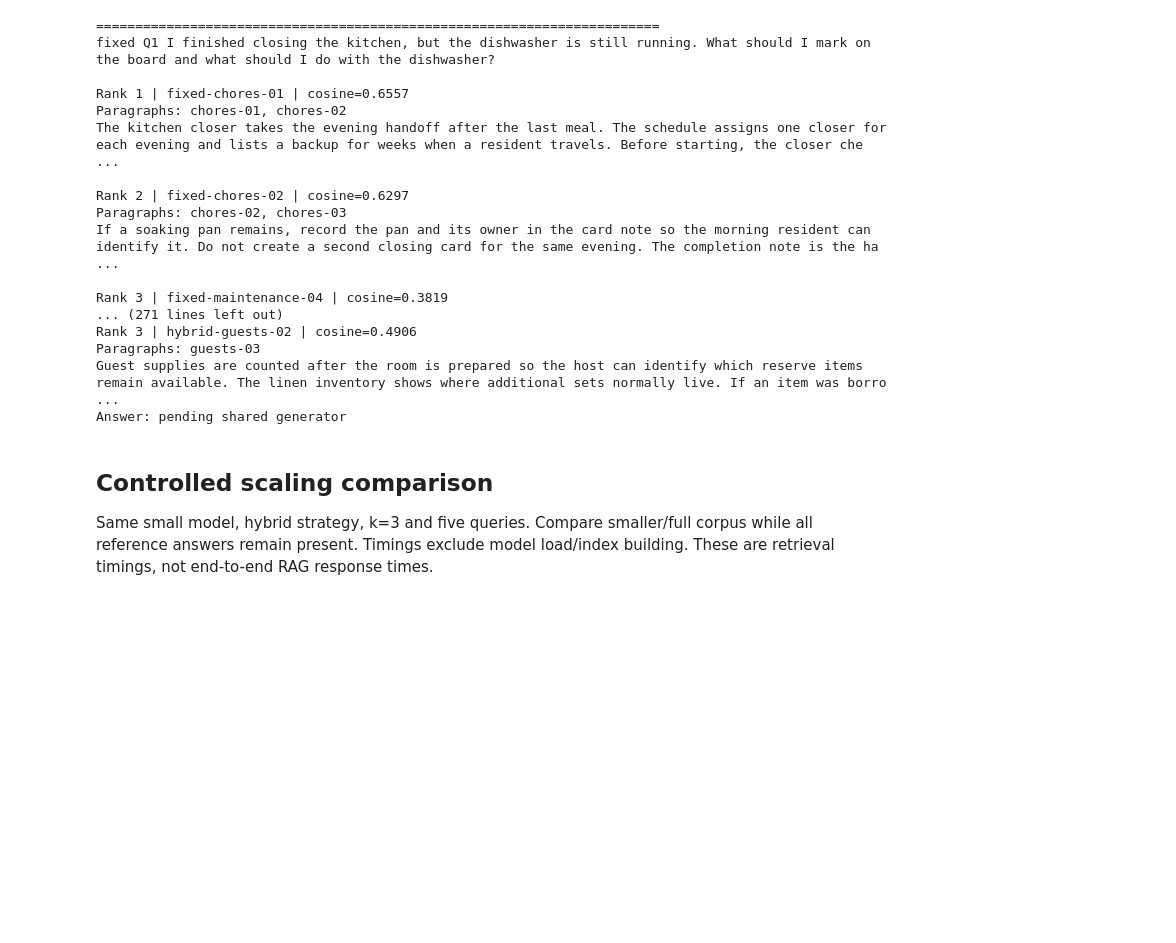
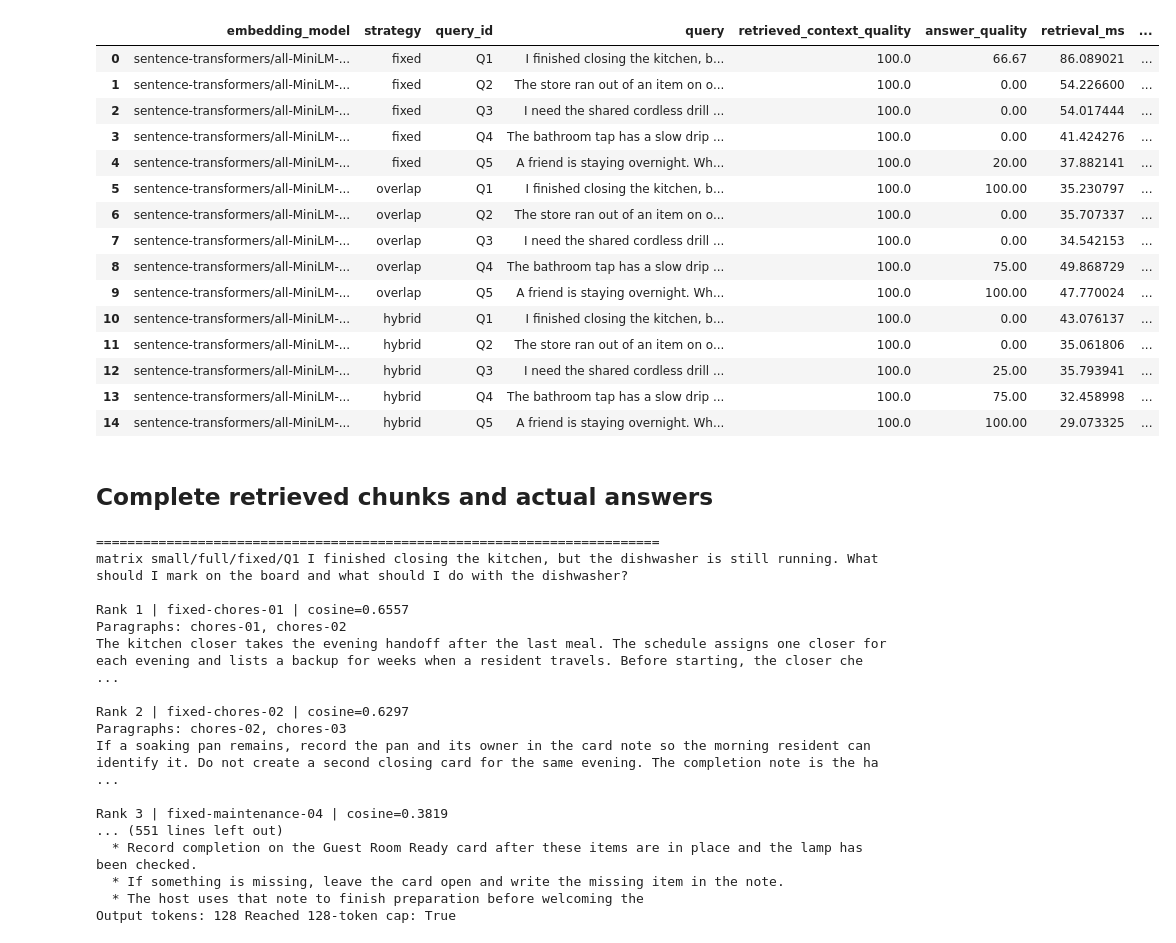
Before and after one commit to HestiaaAI/12_HestiaaAI, a Jupyter notebook: a8/person2_retrieval_scaling.ipynb, the cells around one changed output. Cells and saved outputs as stored; diff of their text form; code cells hidden in the pictures; blank space fills up the shorter version.

```diff
--- a/a8/person2_retrieval_scaling.ipynb
+++ b/a8/person2_retrieval_scaling.ipynb
@@ -99,17 +56,42 @@ display(matrix[columns])
+# %%
+matrix=frame[frame.experiment=='matrix']
+pd.set_option('display.max_colwidth',None)
+pd.set_option('display.max_columns',None)
+display(matrix[['embedding_model','strategy','query_id','query','retrieved_context_quality',
+    'answer_quality','retrieval_ms','generation_ms','end_to_end_ms','notes']])
+# %% [output]
+|  | embedding_model | strategy | query_id | query | retrieved_context_quality | answer_quality | retrieval_ms | ... |
+| 0 | sentence-transformers/all-MiniLM-... | fixed | Q1 | I finished closing the kitchen, b... | 100.0 | 66.67 | 86.089021 | ... |
+| 1 | sentence-transformers/all-MiniLM-... | fixed | Q2 | The store ran out of an item on o... | 100.0 | 0.00 | 54.226600 | ... |
+| 2 | sentence-transformers/all-MiniLM-... | fixed | Q3 | I need the shared cordless drill ... | 100.0 | 0.00 | 54.017444 | ... |
+| 3 | sentence-transformers/all-MiniLM-... | fixed | Q4 | The bathroom tap has a slow drip ... | 100.0 | 0.00 | 41.424276 | ... |
+| 4 | sentence-transformers/all-MiniLM-... | fixed | Q5 | A friend is staying overnight. Wh... | 100.0 | 20.00 | 37.882141 | ... |
+| 5 | sentence-transformers/all-MiniLM-... | overlap | Q1 | I finished closing the kitchen, b... | 100.0 | 100.00 | 35.230797 | ... |
+| 6 | sentence-transformers/all-MiniLM-... | overlap | Q2 | The store ran out of an item on o... | 100.0 | 0.00 | 35.707337 | ... |
+| 7 | sentence-transformers/all-MiniLM-... | overlap | Q3 | I need the shared cordless drill ... | 100.0 | 0.00 | 34.542153 | ... |
+| 8 | sentence-transformers/all-MiniLM-... | overlap | Q4 | The bathroom tap has a slow drip ... | 100.0 | 75.00 | 49.868729 | ... |
+| 9 | sentence-transformers/all-MiniLM-... | overlap | Q5 | A friend is staying overnight. Wh... | 100.0 | 100.00 | 47.770024 | ... |
+| 10 | sentence-transformers/all-MiniLM-... | hybrid | Q1 | I finished closing the kitchen, b... | 100.0 | 0.00 | 43.076137 | ... |
+| 11 | sentence-transformers/all-MiniLM-... | hybrid | Q2 | The store ran out of an item on o... | 100.0 | 0.00 | 35.061806 | ... |
+| 12 | sentence-transformers/all-MiniLM-... | hybrid | Q3 | I need the shared cordless drill ... | 100.0 | 25.00 | 35.793941 | ... |
+| 13 | sentence-transformers/all-MiniLM-... | hybrid | Q4 | The bathroom tap has a slow drip ... | 100.0 | 75.00 | 32.458998 | ... |
+| 14 | sentence-transformers/all-MiniLM-... | hybrid | Q5 | A friend is staying overnight. Wh... | 100.0 | 100.00 | 29.073325 | ... |
+# %% [markdown]
+## Complete retrieved chunks and actual answers
 # %%
-for row in rows:
-    if row['experiment'] != 'matrix':
-        continue
-    print('\n' + '='*72)
-    print(row['strategy'], row['query_id'], row['query'])
-    for hit in row['retrieved_chunks']:
-        print(f"\nRank {hit['rank']} | {hit['chunk_id']} | cosine={hit['score']:.4f}")
-        print('Paragraphs:', ', '.join(hit['paragraph_ids']))
-        print(hit['text'])
-    print('Answer: pending shared generator')
+for experiment in ('matrix','scaling'):
+    for row in read_rows(RUN_DIR/experiment/'rows.jsonl'):
+        print('\n'+'='*72)
+        print(experiment,row['row_id'],row['query'])
+        for hit in row['retrieved_chunks']:
+            print(f"\nRank {hit['rank']} | {hit['chunk_id']} | cosine={hit['score']:.4f}")
+            print('Paragraphs:',', '.join(hit['paragraph_ids']))
+            print(hit['text'])
+        print('\nActual generated answer:',row['answer'])
+        print('Output tokens:',row['output_tokens'],'Reached 128-token cap:',row['reached_token_cap'])
 # %% [output]
 ========================================================================
-fixed Q1 I finished closing the kitchen, but the dishwasher is still running. What should I mark on the board and what should I do with the dishwasher?
+matrix small/full/fixed/Q1 I finished closing the kitchen, but the dishwasher is still running. What should I mark on the board and what should I do with the dishwasher?
 
 Rank 1 | fixed-chores-01 | cosine=0.6557
 Paragraphs: chores-01, chores-02
@@ -120,12 +102,8 @@ Paragraphs: chores-02, chores-03
 If a soaking pan remains, record the pan and its owner in the card note so the morning resident can identify it. Do not create a second closing card for the same evening. The completion note is the ha ...
 
 Rank 3 | fixed-maintenance-04 | cosine=0.3819
-... (271 lines left out)
-Rank 3 | hybrid-guests-02 | cosine=0.4906
-Paragraphs: guests-03
-Guest supplies are counted after the room is prepared so the host can identify which reserve items remain available. The linen inventory shows where additional sets normally live. If an item was borro ...
-Answer: pending shared generator
+... (551 lines left out)
+  * Record completion on the Guest Room Ready card after these items are in place and the lamp has been checked.
+  * If something is missing, leave the card open and write the missing item in the note.
+  * The host uses that note to finish preparation before welcoming the
+Output tokens: 128 Reached 128-token cap: True
-# %% [markdown]
-## Controlled scaling comparison
-
-Same small model, hybrid strategy, k=3 and five queries. Compare smaller/full corpus while all reference answers remain present. Timings exclude model load/index building. These are retrieval timings, not end-to-end RAG response times.
```
Also changed, not shown: parts of 18 cells of this notebook, 27 other files.
